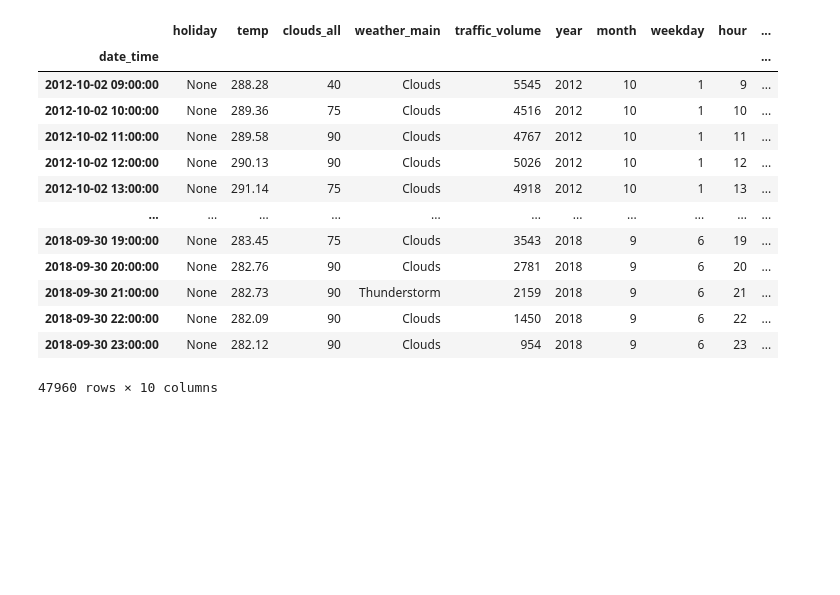
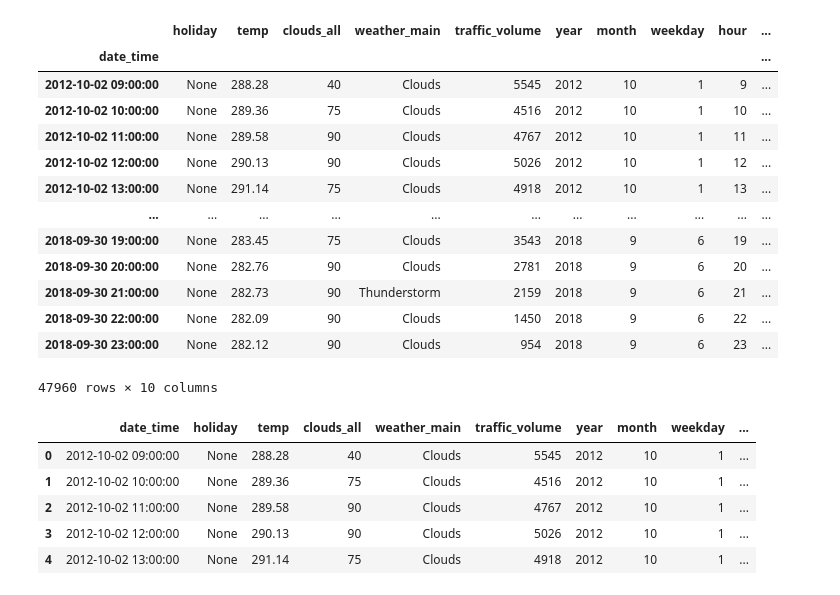
Before and after one commit to vsuraj25/Metro-Interstate-Traffic-Prediction-using-dvc-and-mlflow, a Jupyter notebook: notebooks/EDA-Metro-Interstate-Traffic-Analysis.ipynb, the cells around one changed output. Saved outputs shown, nothing was run; the diff lists cells and outputs as text; code cells hidden in the pictures; blank space fills up the shorter version.

```diff
--- a/notebooks/EDA-Metro-Interstate-Traffic-Analysis.ipynb
+++ b/notebooks/EDA-Metro-Interstate-Traffic-Analysis.ipynb
@@ -593,0 +621,11 @@ new_df.to_csv('CLEANED_METRO_INTERSTATE_TRAFFIC.csv',header = True)
+# %%
+dd = pd.read_csv('CLEANED_METRO_INTERSTATE_TRAFFIC.csv', index_col='date_time')
+# %%
+dd.head()
+# %% [output]
+|  | date_time | holiday | temp | clouds_all | weather_main | traffic_volume | year | month | weekday | ... |
+| 0 | 2012-10-02 09:00:00 | None | 288.28 | 40 | Clouds | 5545 | 2012 | 10 | 1 | ... |
+| 1 | 2012-10-02 10:00:00 | None | 289.36 | 75 | Clouds | 4516 | 2012 | 10 | 1 | ... |
+| 2 | 2012-10-02 11:00:00 | None | 289.58 | 90 | Clouds | 4767 | 2012 | 10 | 1 | ... |
+| 3 | 2012-10-02 12:00:00 | None | 290.13 | 90 | Clouds | 5026 | 2012 | 10 | 1 | ... |
+| 4 | 2012-10-02 13:00:00 | None | 291.14 | 75 | Clouds | 4918 | 2012 | 10 | 1 | ... |
```
Also changed, not shown: parts of 9 cells of this notebook, 19 other files.
